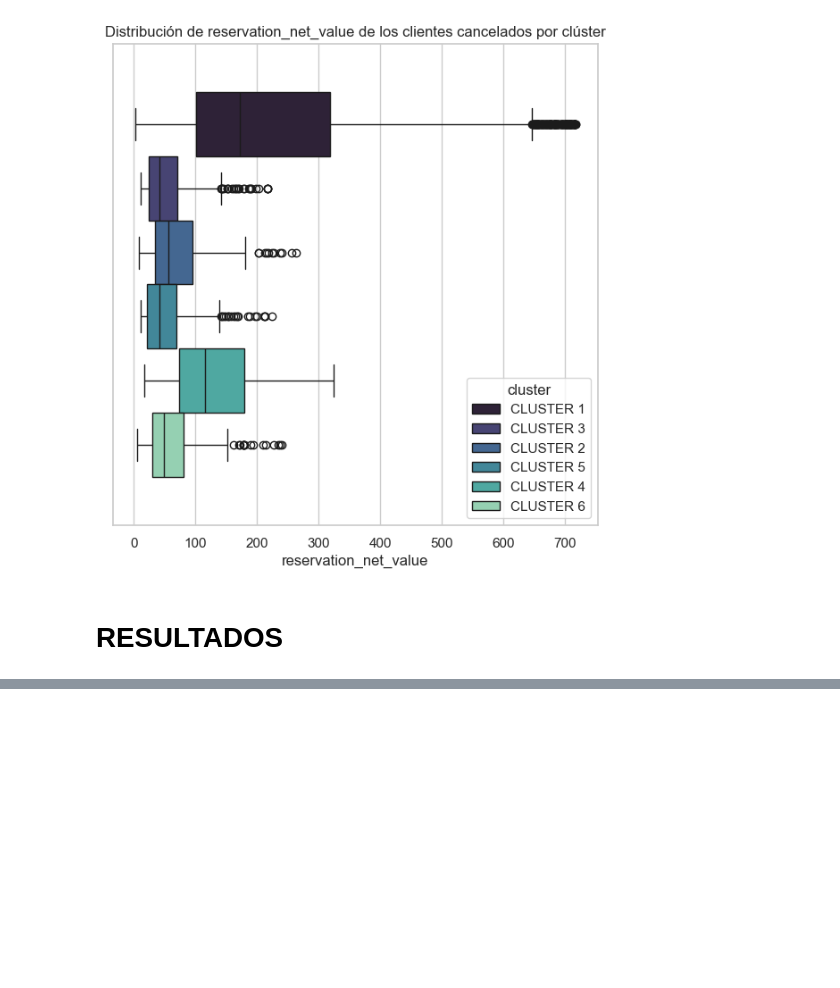
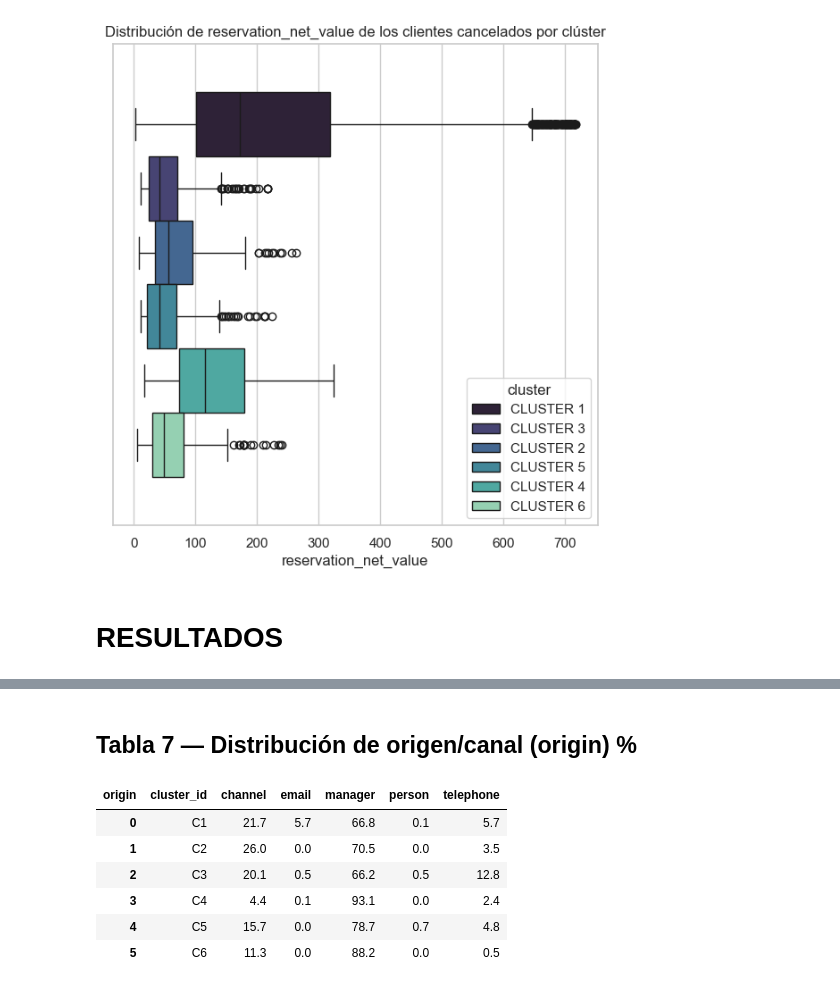
Before and after one commit to danielsoponaru/25-26_2_R6_VERDE_CLARO, a Jupyter notebook: proyecto_vs_gvc/04-Clusterizacion2.ipynb, the cells around one changed output, grey strips where cells are left out. Cells and saved outputs as stored; diff of their text form; code cells hidden in the pictures; blank space fills up the shorter version.

```diff
--- a/proyecto_vs_gvc/04-Clusterizacion2.ipynb
+++ b/proyecto_vs_gvc/04-Clusterizacion2.ipynb
@@ -303,0 +289,32 @@ centroides_bool
+# %%
+def to01(x):
+    if pd.isna(x):
+        return np.nan
+    if isinstance(x, (bool, np.bool_)):
+        return 1.0 if x else 0.0
+    s = str(x).strip().lower()
+    if s in ["true", "t", "1", "yes", "y"]:
+        return 1.0
+    if s in ["false", "f", "0", "no", "n"]:
+        return 0.0
+    return pd.to_numeric(x, errors="coerce")
+
+for col in ["is_cancelled", "bought_products", "all_entry_forms_completed", "cliente_nuevo"]:
+    if col in df.columns:
+        df[col] = df[col].map(to01)
+
+num_cols = [
+    "lead_time", "lenght_of_stay", "total_adr", "reservation_net_value",
+    "adult_count", "child_count", "product_count", "completed_entry_forms_count",
+    "days_before_cancel", "cancellation_lead_time", "days_before_checkin"
+]
+for col in num_cols:
+    if col in df.columns:
+        df[col] = pd.to_numeric(df[col], errors="coerce")
+
+mean_cols = [c for c in df.columns if c.startswith("MEAN_")]
+for c in mean_cols:
+    df[c] = pd.to_numeric(df[c], errors="coerce")
+
+def pct(s):
+    return (s * 100).round(1)
@@ -303,0 +462,18 @@ centroides_bool
+# %%
+origin_dist = df.pivot_table(
+    index="cluster_id", columns="origin", values="booked_at",
+    aggfunc="count", fill_value=0
+)
+origin_dist_pct = (origin_dist.div(origin_dist.sum(axis=1), axis=0) * 100).round(1).reset_index()
+
+display(Markdown("## Tabla 7 — Distribución de origen/canal (origin) %"))
+display(origin_dist_pct)
+# %% [output]
+## Tabla 7 — Distribución de origen/canal (origin) %
+| origin | cluster_id | channel | email | manager | person | telephone |
+| 0 | C1 | 21.7 | 5.7 | 66.8 | 0.1 | 5.7 |
+| 1 | C2 | 26.0 | 0.0 | 70.5 | 0.0 | 3.5 |
+| 2 | C3 | 20.1 | 0.5 | 66.2 | 0.5 | 12.8 |
+| 3 | C4 | 4.4 | 0.1 | 93.1 | 0.0 | 2.4 |
+| 4 | C5 | 15.7 | 0.0 | 78.7 | 0.7 | 4.8 |
+| 5 | C6 | 11.3 | 0.0 | 88.2 | 0.0 | 0.5 |
```
Also changed, not shown: parts of 10 cells of this notebook.
